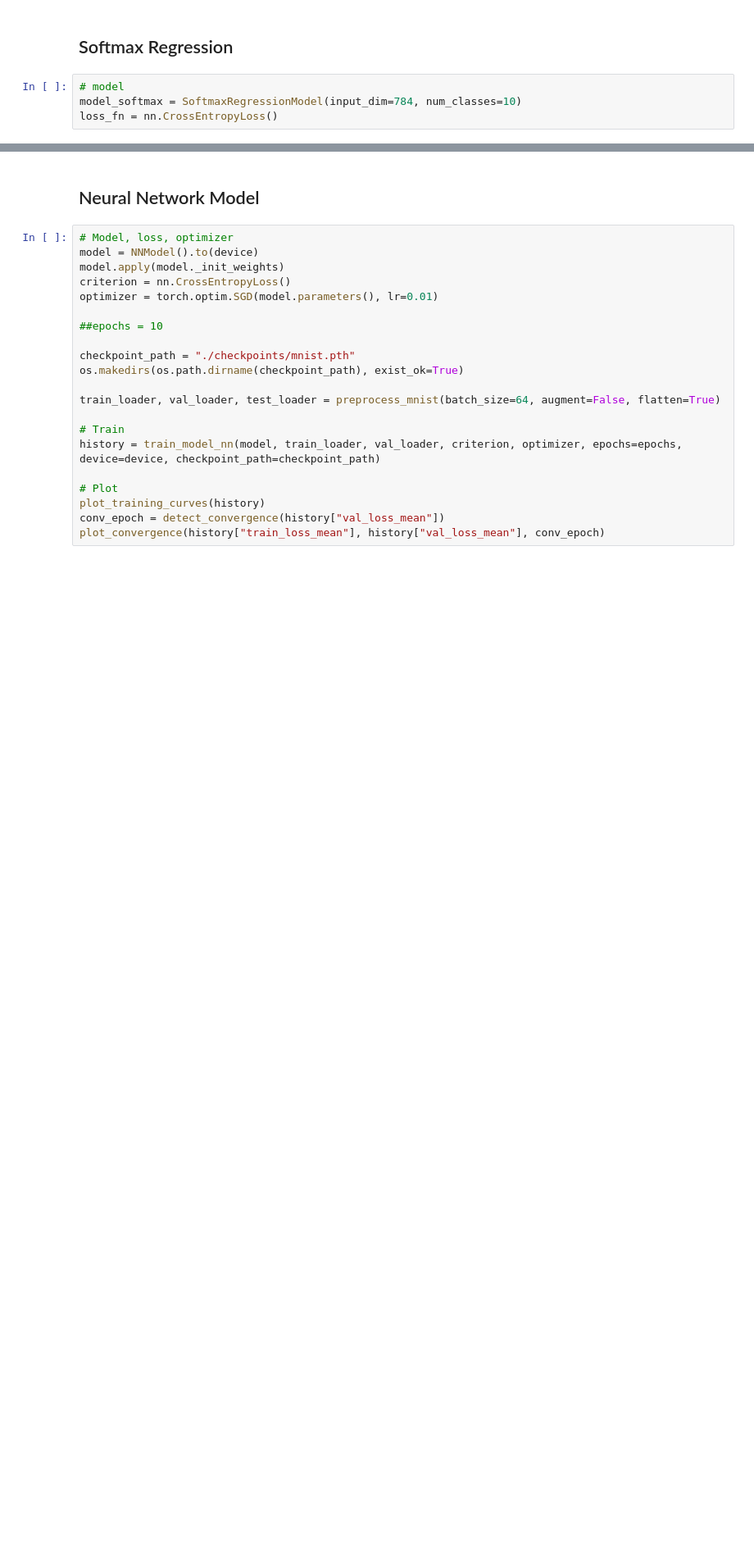
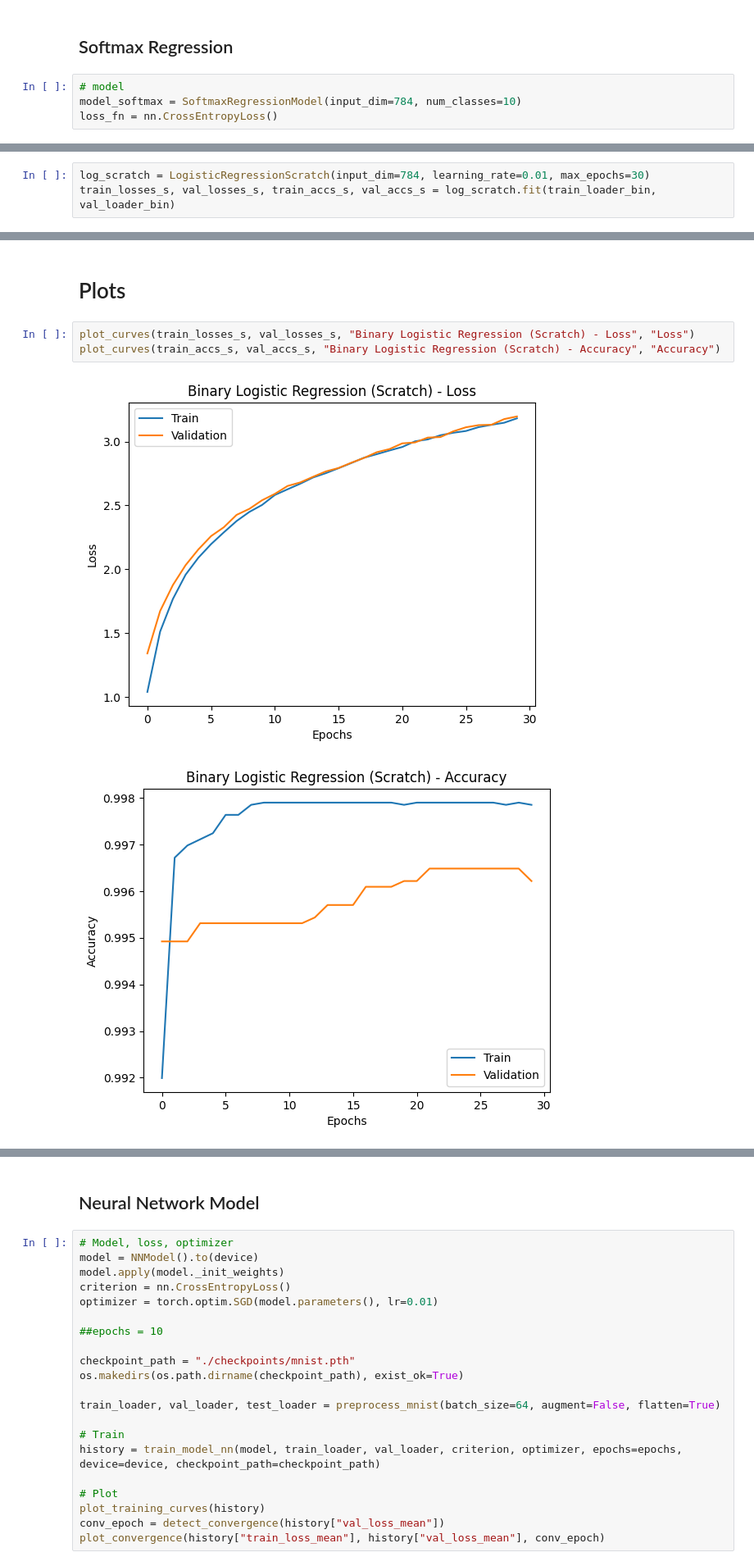
Before and after one commit to habibaelghazouly/ML-projects, a Jupyter notebook: MNIST/main_notebook_merged.ipynb, the cells around one changed output, grey strips where cells are left out. Shown at 82% size. Cells and saved outputs as stored; diff of their text form; blank space fills up the shorter version.

Commit message:
Add from-scratch implementations of Logistic and Softmax Regression with PyTorch comparisons

```diff
--- a/MNIST/main_notebook_merged.ipynb
+++ b/MNIST/main_notebook_merged.ipynb
@@ -150,0 +211,3 @@ for i in range(10):
+# %%
+log_scratch = LogisticRegressionScratch(input_dim=784, learning_rate=0.01, max_epochs=30)
+train_losses_s, val_losses_s, train_accs_s, val_accs_s = log_scratch.fit(train_loader_bin, val_loader_bin)
@@ -150,0 +232,8 @@ for i in range(10):
+# %% [markdown]
+# Plots
+# %%
+plot_curves(train_losses_s, val_losses_s, "Binary Logistic Regression (Scratch) - Loss", "Loss")
+plot_curves(train_accs_s, val_accs_s, "Binary Logistic Regression (Scratch) - Accuracy", "Accuracy")
+# %% [output]
+[figure, added]
+[figure, added]
```
Also changed, not shown: parts of 40 cells of this notebook, 3 other files.
